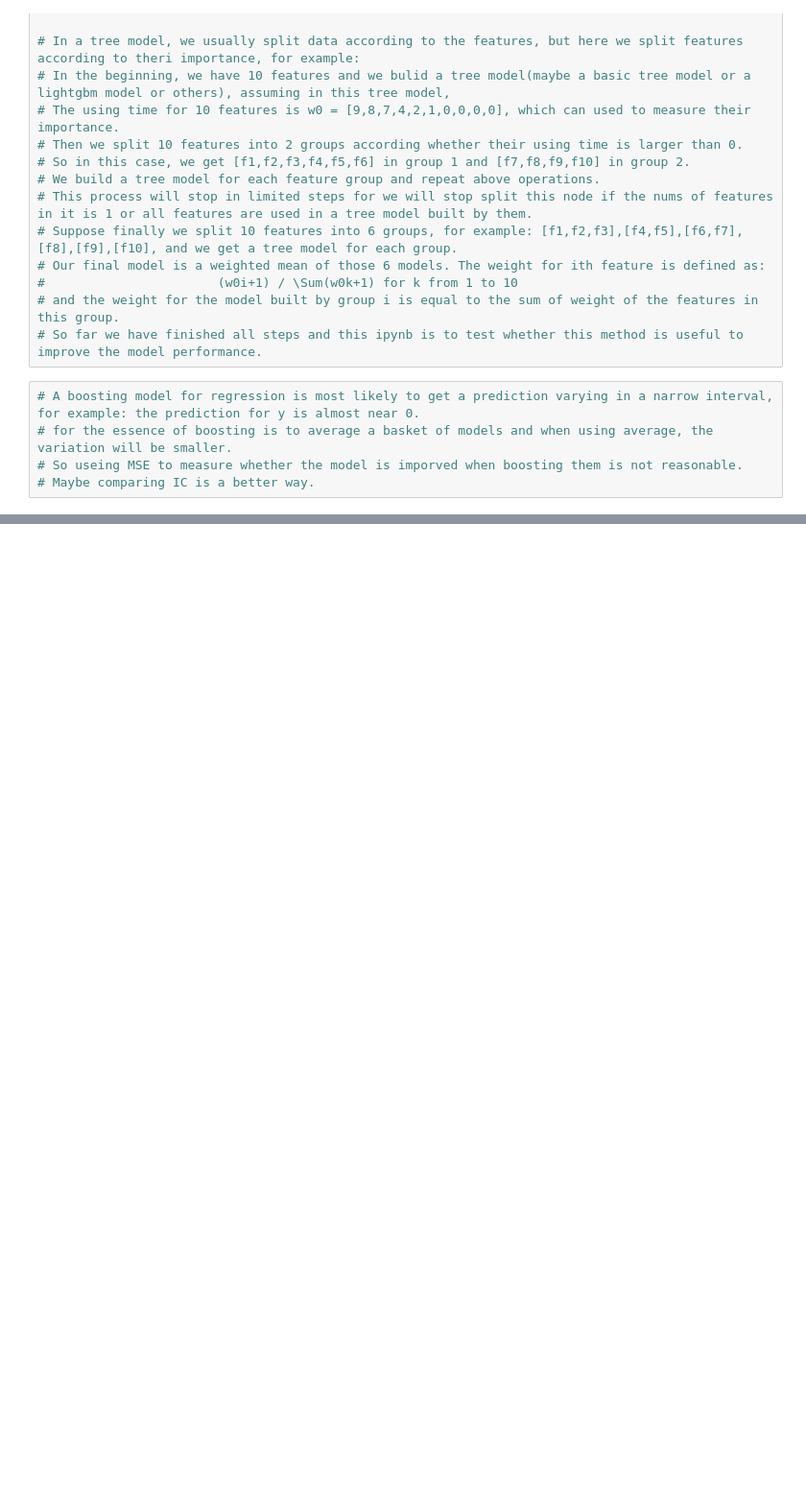
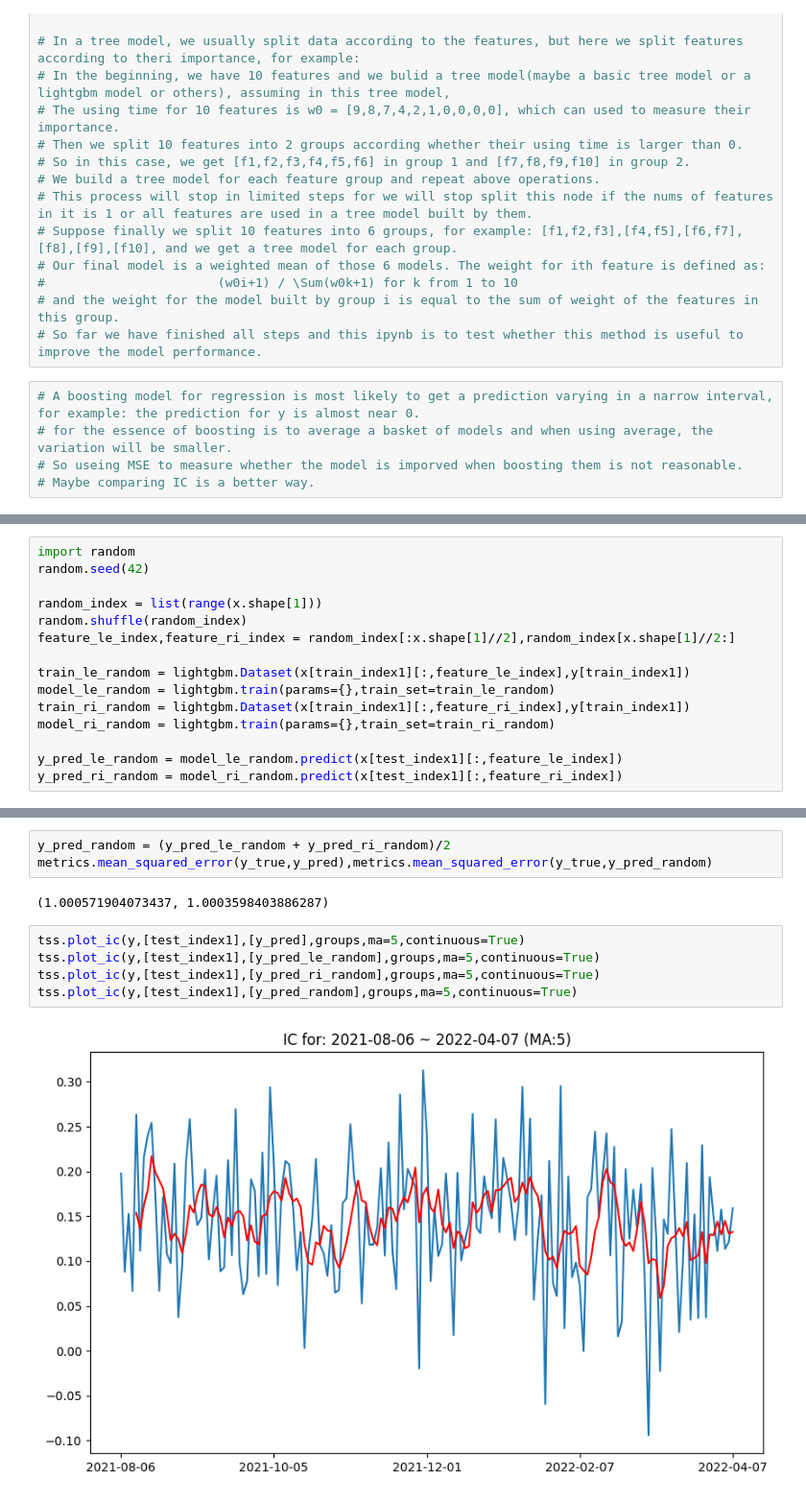
Before and after one commit to shuofu-qian/Yansheng_factor, a Jupyter notebook: 11_feature_lightgbm.ipynb, the cells around one changed output, grey strips where cells are left out. Shown at 96% size. Cells and saved outputs as stored; diff of their text form; blank space fills up the shorter version.

```diff
--- a/11_feature_lightgbm.ipynb
+++ b/11_feature_lightgbm.ipynb
@@ -46,0 +128,15 @@ ValueError: k-fold cross-validation requires at least one train/test split by se
+# %%
+import random
+random.seed(42)
+
+random_index = list(range(x.shape[1]))
+random.shuffle(random_index)
+feature_le_index,feature_ri_index = random_index[:x.shape[1]//2],random_index[x.shape[1]//2:]
+
+train_le_random = lightgbm.Dataset(x[train_index1][:,feature_le_index],y[train_index1])
+model_le_random = lightgbm.train(params={},train_set=train_le_random)
+train_ri_random = lightgbm.Dataset(x[train_index1][:,feature_ri_index],y[train_index1])
+model_ri_random = lightgbm.train(params={},train_set=train_ri_random)
+
+y_pred_le_random = model_le_random.predict(x[test_index1][:,feature_le_index])
+y_pred_ri_random = model_ri_random.predict(x[test_index1][:,feature_ri_index])
@@ -46,0 +154,12 @@ ValueError: k-fold cross-validation requires at least one train/test split by se
+# %%
+y_pred_random = (y_pred_le_random + y_pred_ri_random)/2
+metrics.mean_squared_error(y_true,y_pred),metrics.mean_squared_error(y_true,y_pred_random)
+# %% [output]
+(1.000571904073437, 1.0003598403886287)
+# %%
+tss.plot_ic(y,[test_index1],[y_pred],groups,ma=5,continuous=True)
+tss.plot_ic(y,[test_index1],[y_pred_le_random],groups,ma=5,continuous=True)
+tss.plot_ic(y,[test_index1],[y_pred_ri_random],groups,ma=5,continuous=True)
+tss.plot_ic(y,[test_index1],[y_pred_random],groups,ma=5,continuous=True)
+# %% [output]
+[figure, added]
```
Also changed, not shown: parts of 14 cells of this notebook, 2 other files.
